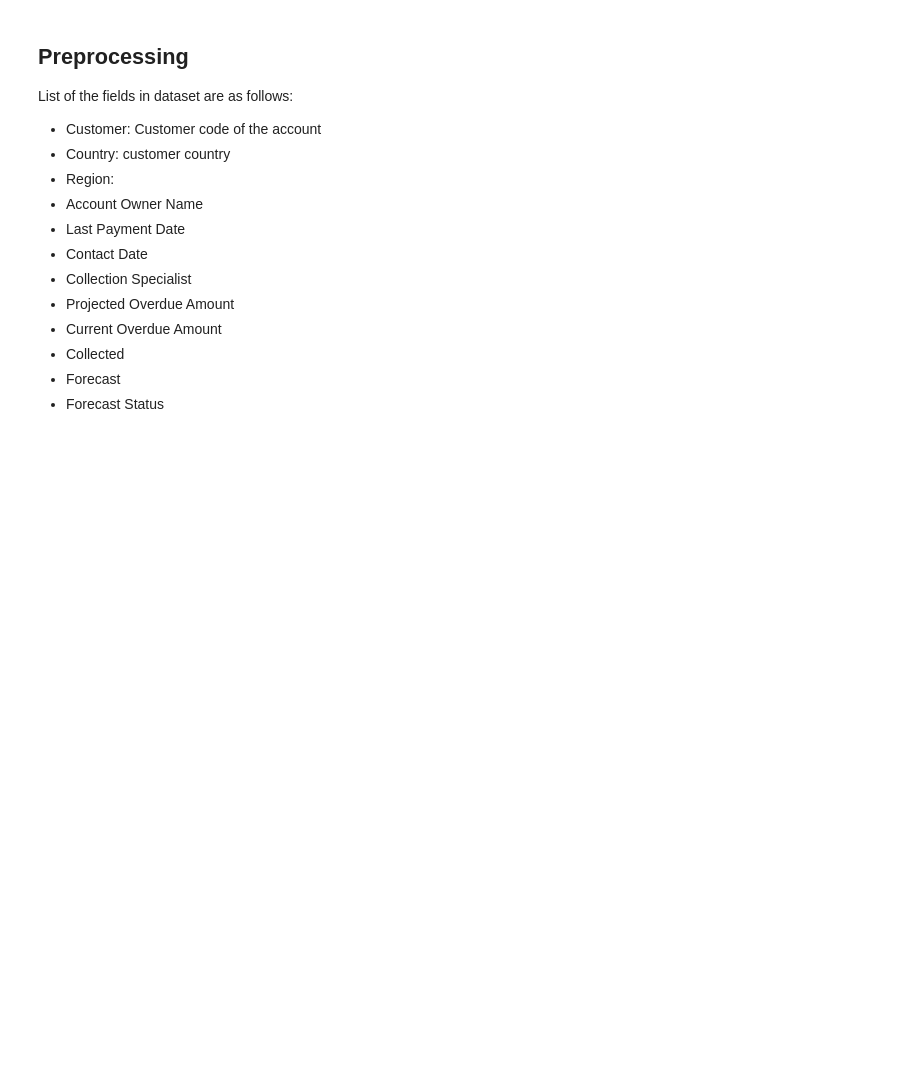
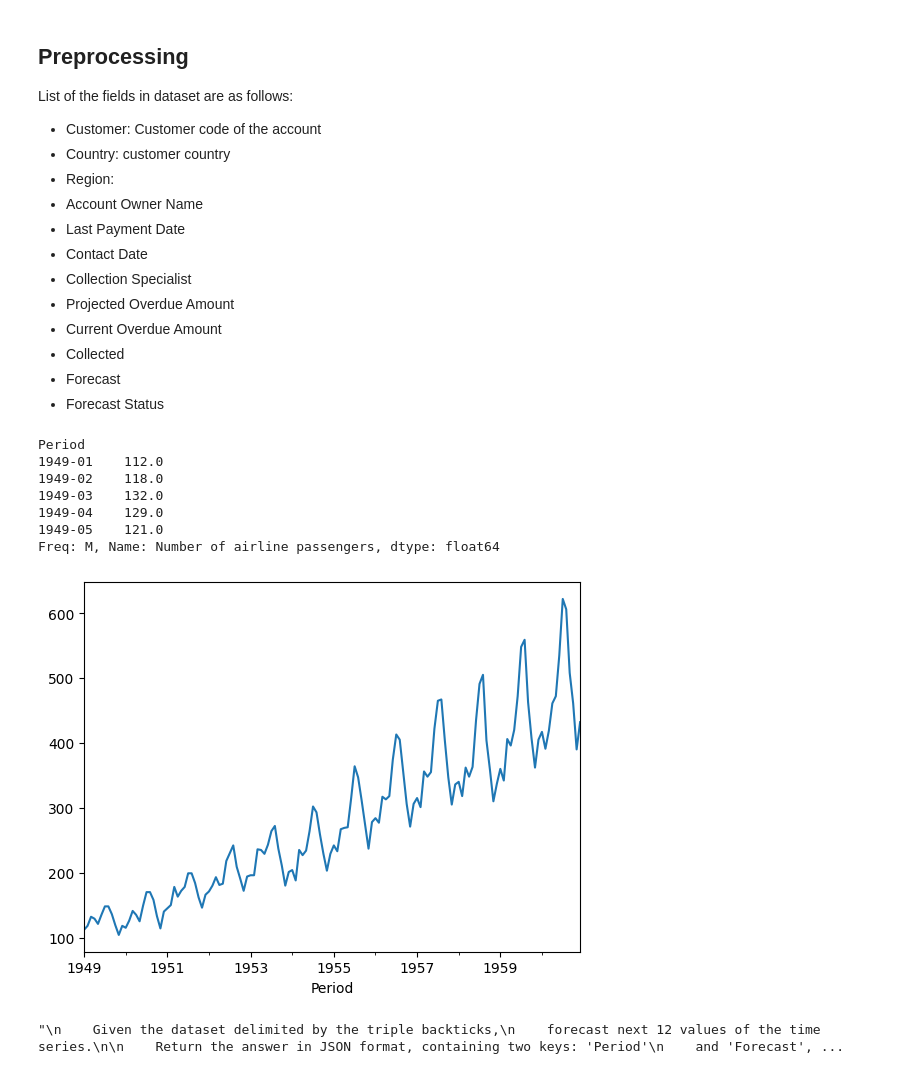
Before and after one commit to MengOonLee/AccountReceivable, a Jupyter notebook: Workflow/InvoicePayment/Forecasting.ipynb, the cells around one changed output. Cells and saved outputs as stored; diff of their text form; code cells hidden in the pictures; blank space fills up the shorter version.

````diff
--- a/Workflow/InvoicePayment/Forecasting.ipynb
+++ b/Workflow/InvoicePayment/Forecasting.ipynb
@@ -207,0 +228,38 @@ import xgboost as xgb
+# %%
+from sktime.datasets import load_airline
+import matplotlib.pyplot as plt
+import seaborn as sns
+
+air_passengers = load_airline()
+air_passengers.plot()
+air_passengers.head()
+# %% [output]
+Period
+1949-01    112.0
+1949-02    118.0
+1949-03    132.0
+1949-04    129.0
+1949-05    121.0
+Freq: M, Name: Number of airline passengers, dtype: float64
+[figure, added]
+# %%
+y_train = air_passengers[air_passengers.index < '1959-01']
+y_test = air_passengers[air_passengers.index >= '1959-01']
+
+def chat_gpt_forecast(data, horizon, time_idx='Period', forecast_col='Forecast'):
+    prompt = f"""
+    Given the dataset delimited by the triple backticks,
+    forecast next {horizon} values of the time series.
+
+    Return the answer in JSON format, containing two keys: '{time_idx}'
+    and '{forecast_col}', and list of values assigned to them.
+    Return only the forecasts, not the Python code.
+
+    ```{data.to_string()}```
+    """
+
+    return prompt
+
+chat_gpt_forecast(y_train, 12)
+# %% [output]
+"\n    Given the dataset delimited by the triple backticks,\n    forecast next 12 values of the time series.\n\n    Return the answer in JSON format, containing two keys: 'Period'\n    and 'Forecast', ...
````
Also changed, not shown: parts of 12 cells of this notebook.
